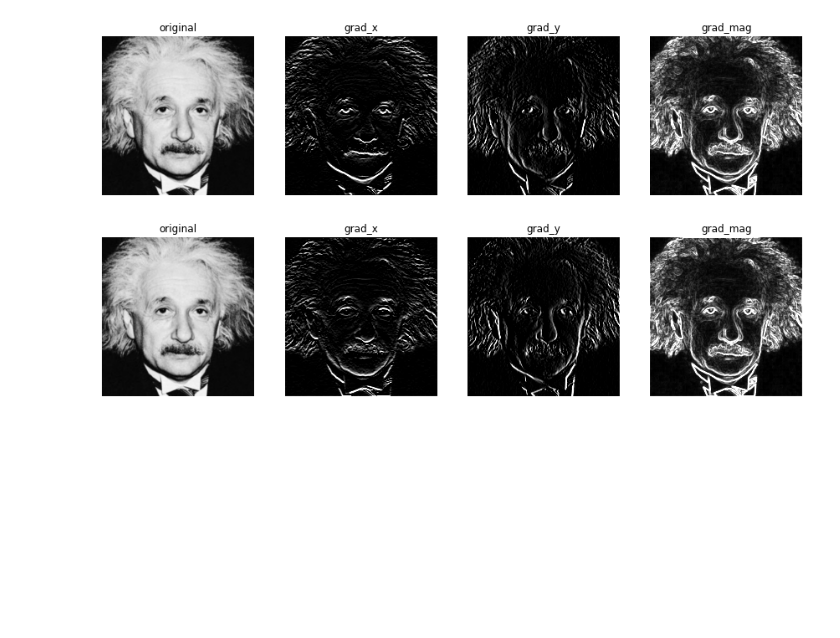
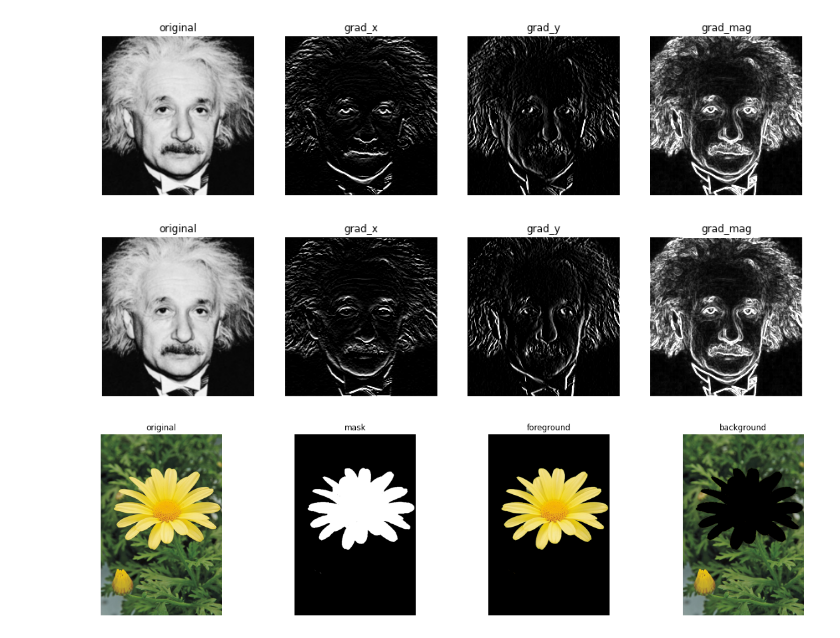
Before and after one commit to KCSAbeywickrama/EN2550-Excercises, a Jupyter notebook: Assignment_01/190018V_a01_codes.ipynb, the cells around one changed output. Cells and saved outputs as stored; diff of their text form; code cells hidden in the pictures; blank space fills up the shorter version.

```diff
--- a/Assignment_01/190018V_a01_codes.ipynb
+++ b/Assignment_01/190018V_a01_codes.ipynb
@@ -211,3 +212,33 @@ ax[3].set_title('grad_mag')
 for axi in ax.ravel(): axi.axis('off')
 # %% [output]
 [figure]
+# %%
+# 7 (a)
+
+img=cv.imread('daisy.jpg')
+assert img is not None
+
+mask = np.zeros(img.shape[:2],np.uint8)
+bgdModel = np.zeros((1,65),np.float64)
+fgdModel = np.zeros((1,65),np.float64)
+rect = (56,150,560,500)
+cv.grabCut(img,mask,rect,bgdModel,fgdModel,2,cv.GC_INIT_WITH_RECT)
+mask = np.where((mask==2)|(mask==0),0,1).astype('uint8')
+
+imgFg = img*mask[:,:,np.newaxis]
+imgBg=img-imgFg
+
+fig,ax=plt.subplots(1,4,figsize=(20,5))
+
+ax[0].imshow(cv.cvtColor(img,cv.COLOR_BGR2RGB))
+ax[0].set_title('original')
+ax[1].imshow(mask,cmap='gray', vmin=0, vmax=1)
+ax[1].set_title('mask')
+ax[2].imshow(cv.cvtColor(imgFg,cv.COLOR_BGR2RGB))
+ax[2].set_title('foreground')
+ax[3].imshow(cv.cvtColor(imgBg,cv.COLOR_BGR2RGB))
+ax[3].set_title('background')
+
+for axi in ax.ravel(): axi.axis('off')
+# %% [output]
+[figure, added]
```
Also changed, not shown: parts of 3 cells of this notebook.
